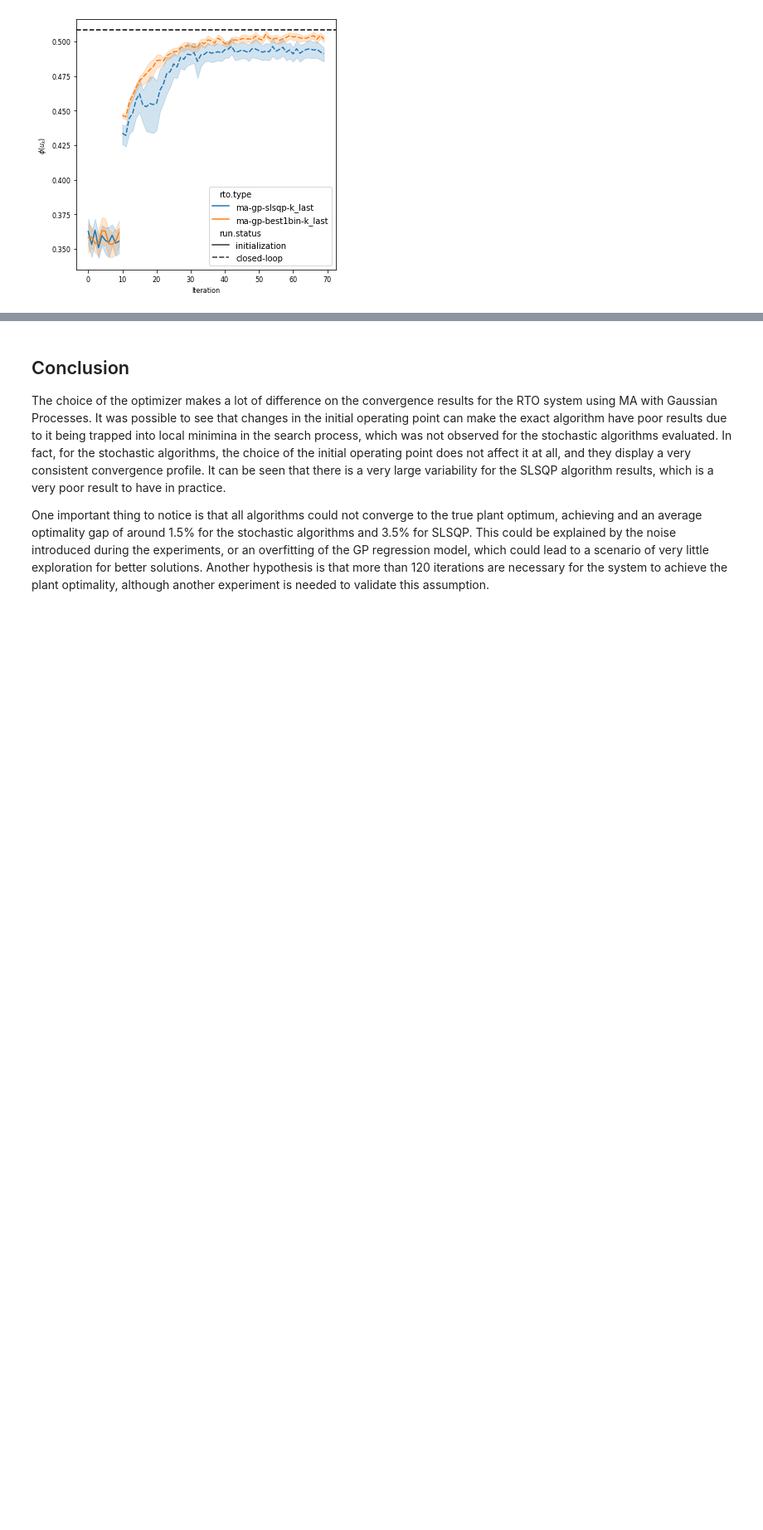
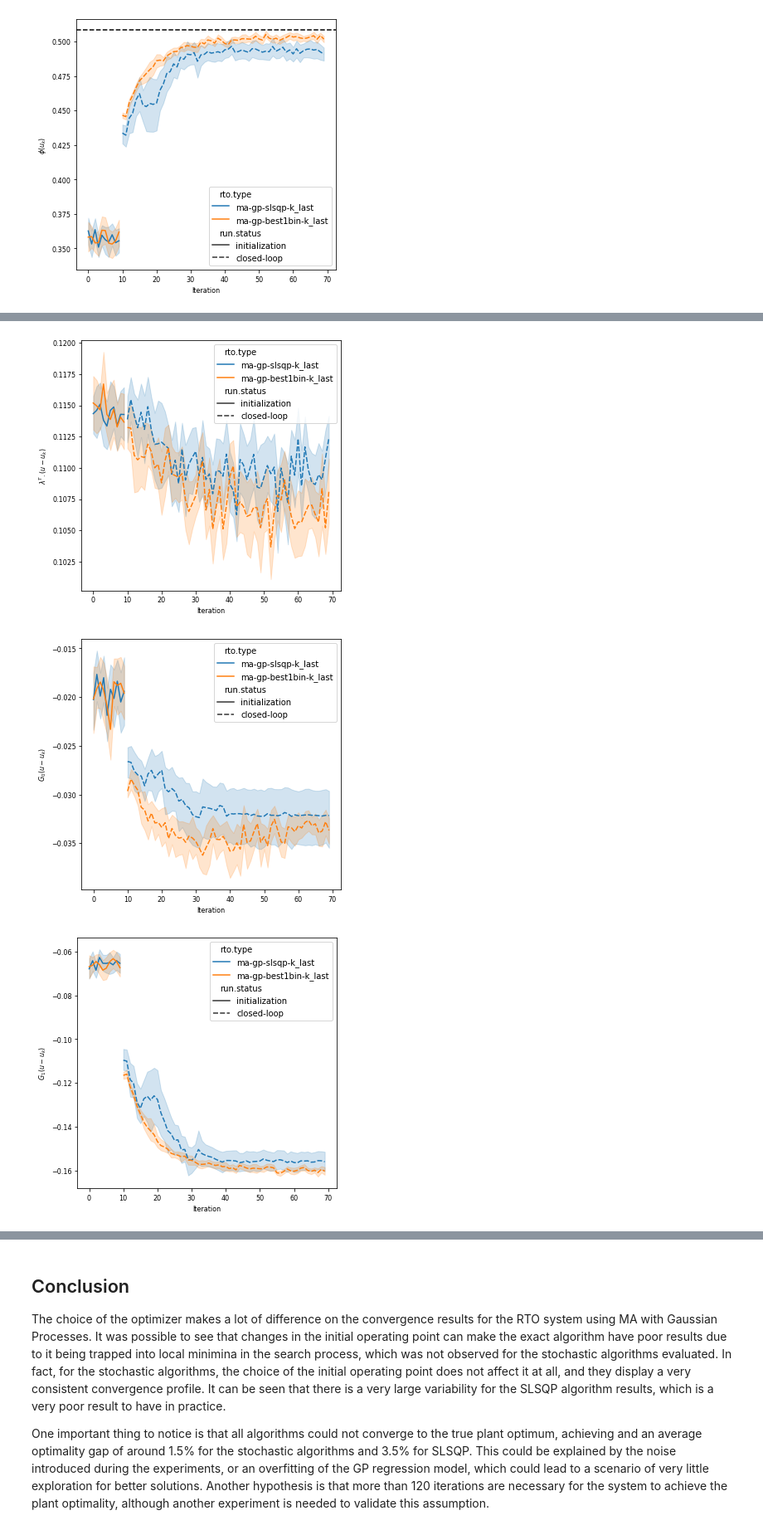
Before and after one commit to vicrsp/rto, a Jupyter notebook: src/notebooks/MA_GaussianProcesses_POC_neighbors.ipynb, the cells around one changed output, grey strips where cells are left out. Shown at 83% size. Drawn from its saved outputs; the diff is of its cells as text; code cells hidden in the pictures; blank space fills up the shorter version.

```diff
--- a/src/notebooks/MA_GaussianProcesses_POC_neighbors.ipynb
+++ b/src/notebooks/MA_GaussianProcesses_POC_neighbors.ipynb
@@ -193,0 +183,14 @@ fig.show()
+# %%
+# Plot the cost modifier estimation
+ax, fig = plot_results(results_all, 'fobj_modifier', '$\lambda^T . (u - u_k)$')
+fig.show()
+
+ax, fig = plot_results(results_all, 'g_0_modifiers', '$G_0(u - u_k)$')
+fig.show()
+
+ax, fig = plot_results(results_all, 'g_1_modifiers', '$G_1(u - u_k)$')
+fig.show()
+# %% [output]
+[figure, added]
+[figure, added]
+[figure, added]
```
Also changed, not shown: parts of 9 cells of this notebook.
